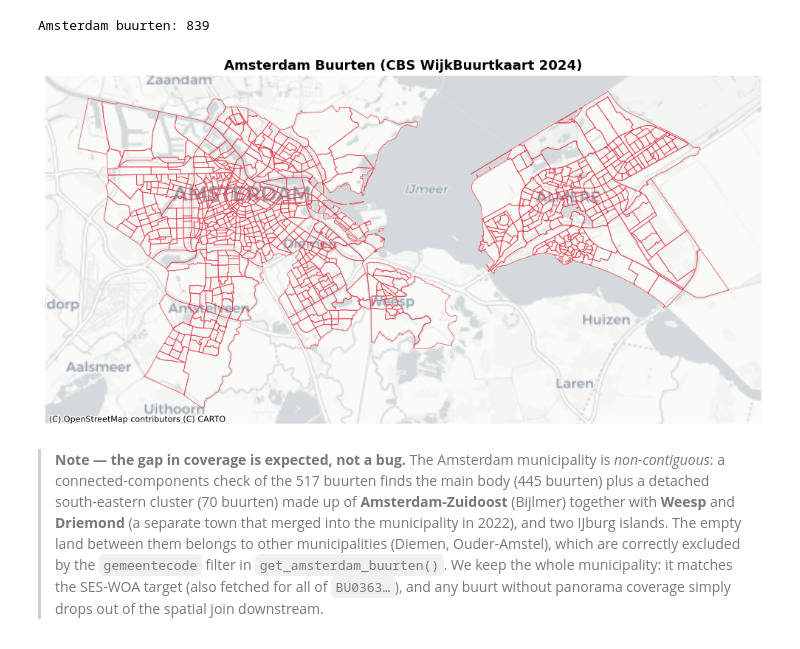
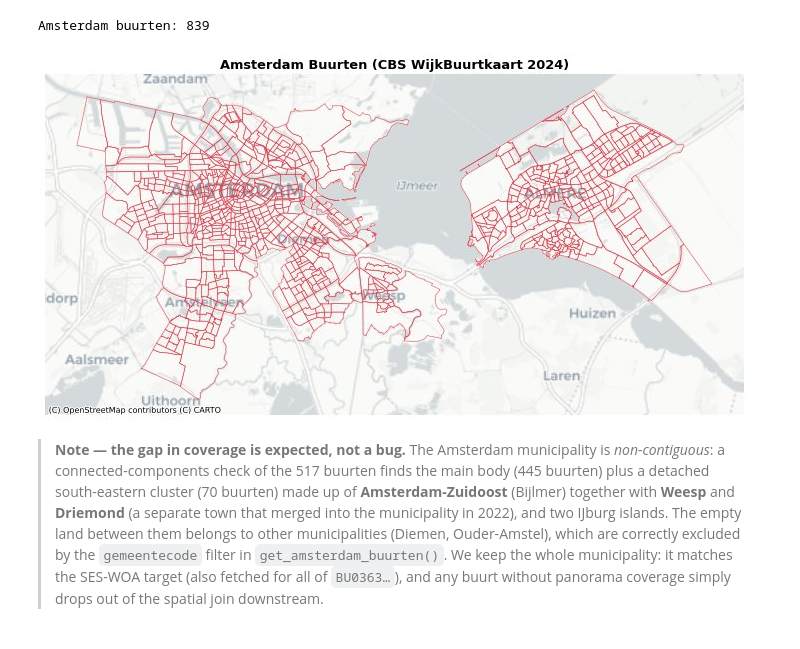
Before and after one commit to nickmalleson/StreetViewDeprivation-Amsterdam, a Jupyter notebook: notebooks/3-ProcessEmbeddings+FindMedianEmbeddingPerLSOA.ipynb, the cells around one changed output. Drawn from its saved outputs; the diff is of its cells as text; code cells hidden in the pictures.

```diff
--- a/notebooks/3-ProcessEmbeddings+FindMedianEmbeddingPerLSOA.ipynb
+++ b/notebooks/3-ProcessEmbeddings+FindMedianEmbeddingPerLSOA.ipynb
@@ -49,17 +49,17 @@ Amsterdam buurten: 839
 # %%
 import contextily as ctx
 
 fig, ax = plt.subplots(figsize=(10, 10))
 ams_buurten.to_crs(epsg=3857).plot(
     ax=ax, facecolor="none", edgecolor="#e63946", linewidth=0.6, alpha=0.85
 )
 ctx.add_basemap(ax, source=ctx.providers.CartoDB.Positron, zoom="auto")
 ax.set_axis_off()
 ax.set_title("Amsterdam Buurten (CBS WijkBuurtkaart 2024)", fontsize=13, fontweight="bold")
 plt.tight_layout()
-plt.show()
+show_jpeg()
 # %% [output]
-[figure, old version]
+[figure, new version]
 # %% [markdown]
 > **Note — the gap in coverage is expected, not a bug.** The Amsterdam municipality is
 > *non-contiguous*: a connected-components check of the 517 buurten finds the main body (445
```
Also changed, not shown: parts of 1 cell of this notebook, 26 other files.
